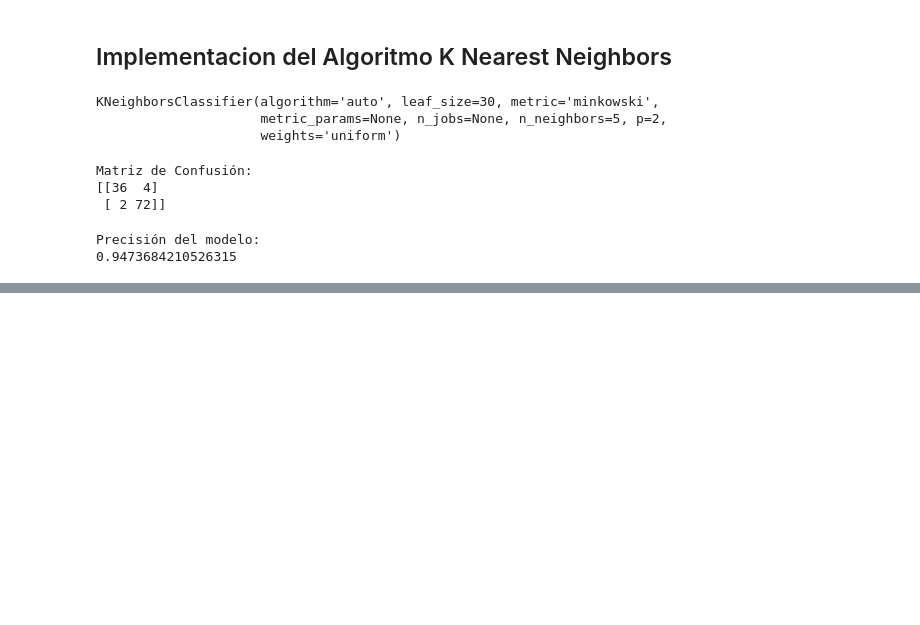
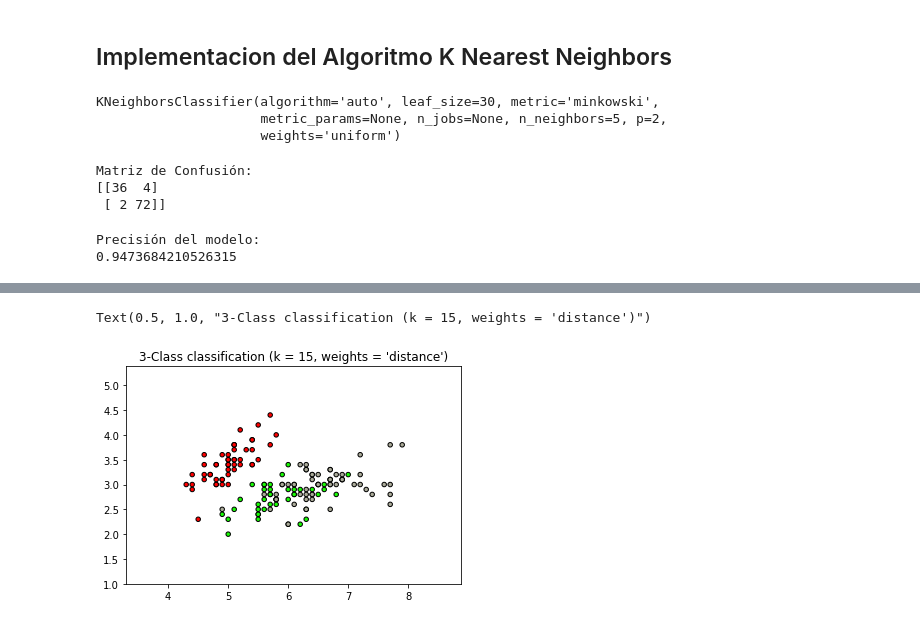
Before and after one commit to RepoIA/Investigacion, a Jupyter notebook: KnearestNeighborsDouglas.ipynb, the cells around one changed output, grey strips where cells are left out. Drawn from its saved outputs; the diff is of its cells as text; code cells hidden in the pictures; blank space fills up the shorter version.

```diff
--- a/KnearestNeighborsDouglas.ipynb
+++ b/KnearestNeighborsDouglas.ipynb
@@ -162,0 +208,10 @@ Precisión del modelo:
+# %%
+# plotea tambien los puntos de entrenamiento
+plt.scatter(X[:, 0], X[:, 1], c=y, cmap=cmap_bold,edgecolor='k', s=20)
+plt.xlim(xx.min(), xx.max())
+plt.ylim(yy.min(), yy.max())
+plt.title("3-Class classification (k = %i, weights = '%s')"
+% (n_neighbors, weights))
+# %% [output]
+Text(0.5, 1.0, "3-Class classification (k = 15, weights = 'distance')")
+[figure, added]
```
Also changed, not shown: parts of 10 cells of this notebook.
